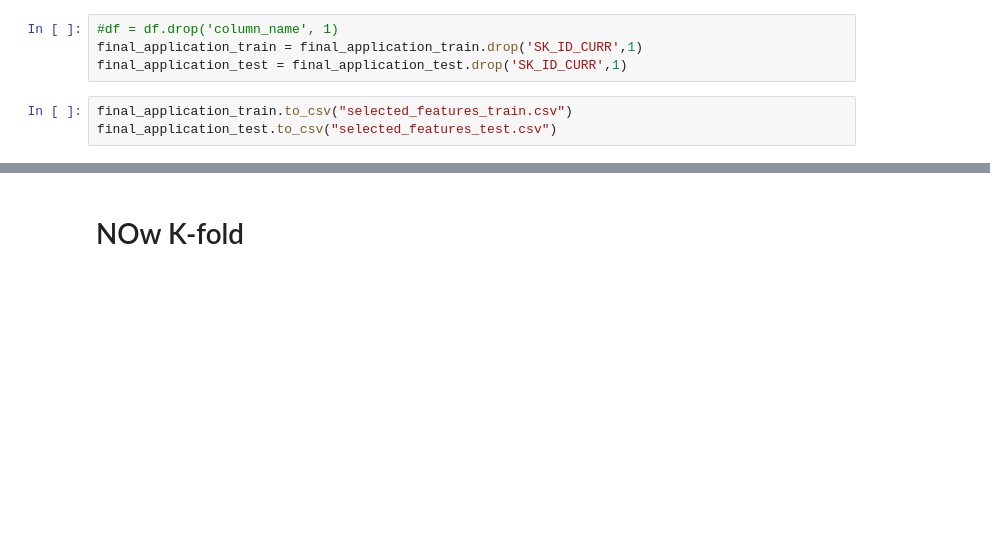
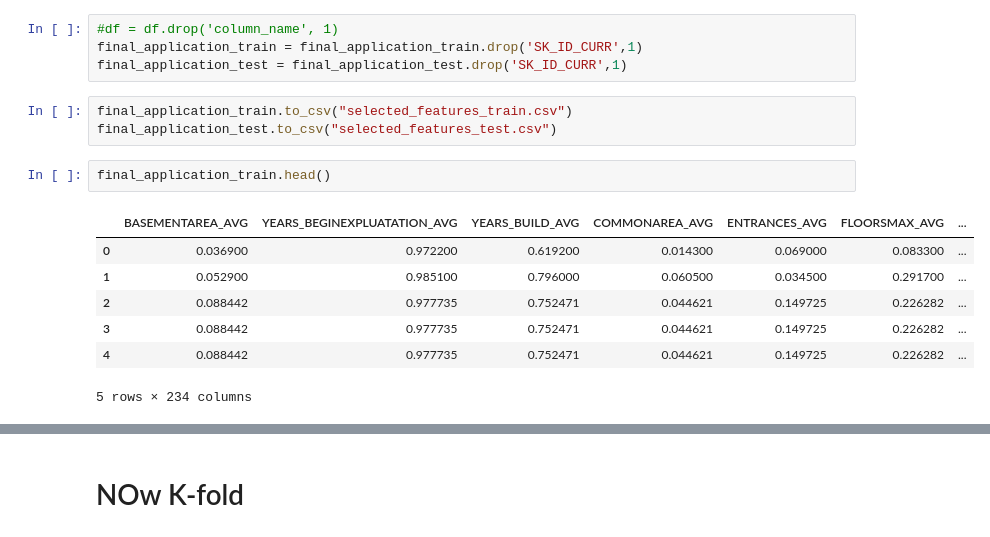
Before and after one commit to Gruntrexpewrus/FDSKagglecompetition, a Jupyter notebook: Home Credit Default RiskLeoafterStefano.ipynb, the cells around one changed output, grey strips where cells are left out. Saved outputs shown, nothing was run; the diff lists cells and outputs as text; blank space fills up the shorter version.

```diff
--- a/Home Credit Default RiskLeoafterStefano.ipynb
+++ b/Home Credit Default RiskLeoafterStefano.ipynb
@@ -1021,3 +1021,13 @@ final_application_test = final_application_test.drop('SK_ID_CURR',1)
 # %%
 final_application_train.to_csv("selected_features_train.csv")
 final_application_test.to_csv("selected_features_test.csv")
+# %%
+final_application_train.head()
+# %% [output]
+|  | BASEMENTAREA_AVG | YEARS_BEGINEXPLUATATION_AVG | YEARS_BUILD_AVG | COMMONAREA_AVG | ENTRANCES_AVG | FLOORSMAX_AVG | ... |
+| 0 | 0.036900 | 0.972200 | 0.619200 | 0.014300 | 0.069000 | 0.083300 | ... |
+| 1 | 0.052900 | 0.985100 | 0.796000 | 0.060500 | 0.034500 | 0.291700 | ... |
+| 2 | 0.088442 | 0.977735 | 0.752471 | 0.044621 | 0.149725 | 0.226282 | ... |
+| 3 | 0.088442 | 0.977735 | 0.752471 | 0.044621 | 0.149725 | 0.226282 | ... |
+| 4 | 0.088442 | 0.977735 | 0.752471 | 0.044621 | 0.149725 | 0.226282 | ... |
+5 rows × 234 columns
```
Also changed, not shown: parts of 3 cells of this notebook.
